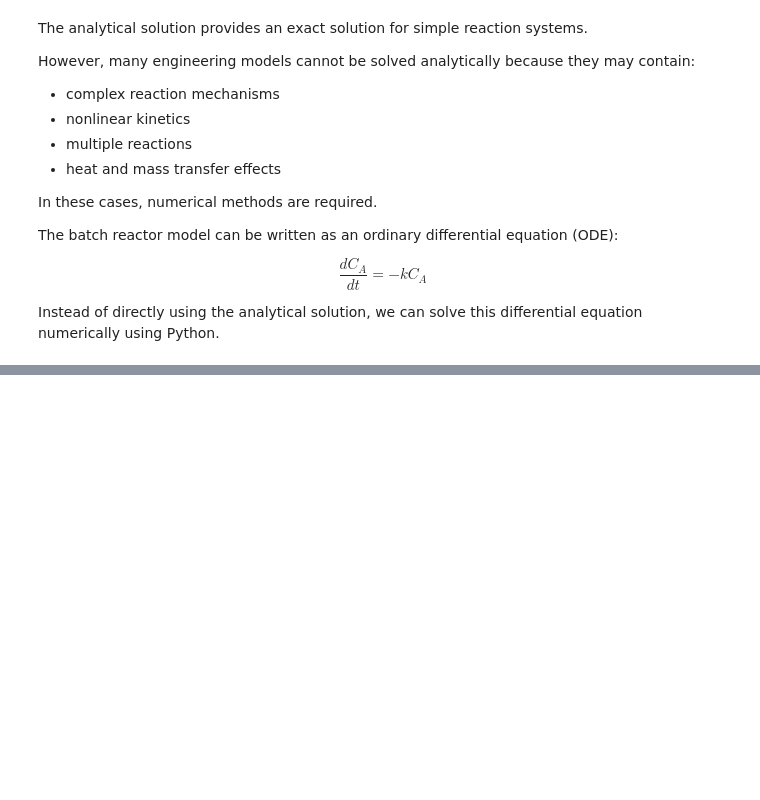
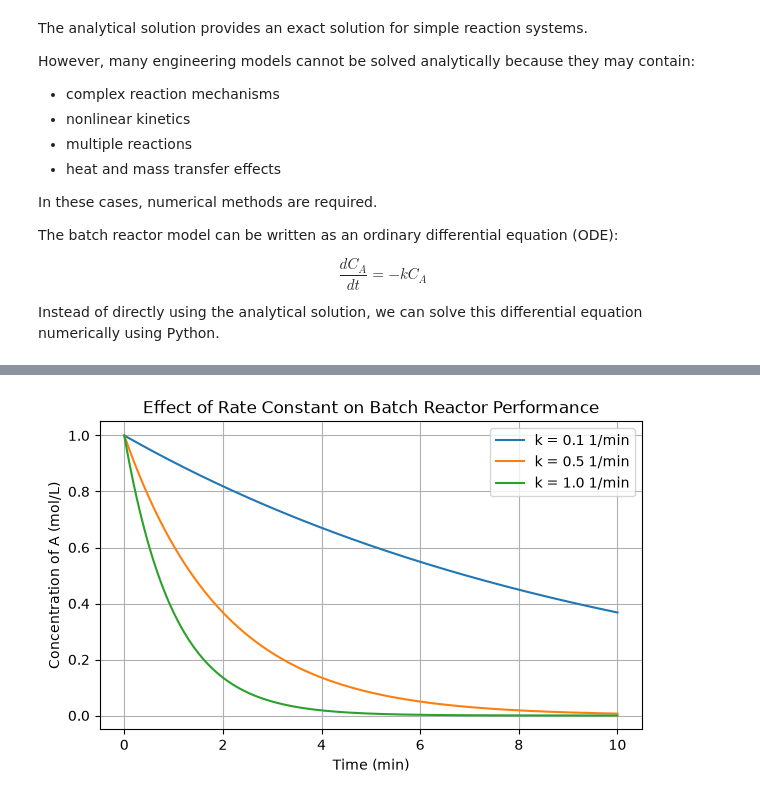
Before and after one commit to zeenxie/ReactionEngineeringLab, a Jupyter notebook: 01_ideal_reactor/01_batch_reactor.ipynb, the cells around one changed output, grey strips where cells are left out. Saved outputs shown, nothing was run; the diff lists cells and outputs as text; code cells hidden in the pictures; blank space fills up the shorter version.

```diff
--- a/01_ideal_reactor/01_batch_reactor.ipynb
+++ b/01_ideal_reactor/01_batch_reactor.ipynb
@@ -385,0 +466,30 @@ Instead of directly using the analytical solution, we can solve this differentia
+# %%
+# Analyze the effect of reaction rate constant
+
+k_values = [0.1, 0.5, 1.0]
+
+plt.figure(figsize=(7,4))
+
+for k_value in k_values:
+
+    CA_profile = CA0 * np.exp(-k_value * t)
+
+    plt.plot(
+        t,
+        CA_profile,
+        label=f"k = {k_value} 1/min"
+    )
+
+
+plt.xlabel("Time (min)")
+plt.ylabel("Concentration of A (mol/L)")
+
+plt.title("Effect of Rate Constant on Batch Reactor Performance")
+
+plt.legend()
+
+plt.grid()
+
+plt.show()
+# %% [output]
+[figure, added]
```
Also changed, not shown: parts of 19 cells of this notebook.
